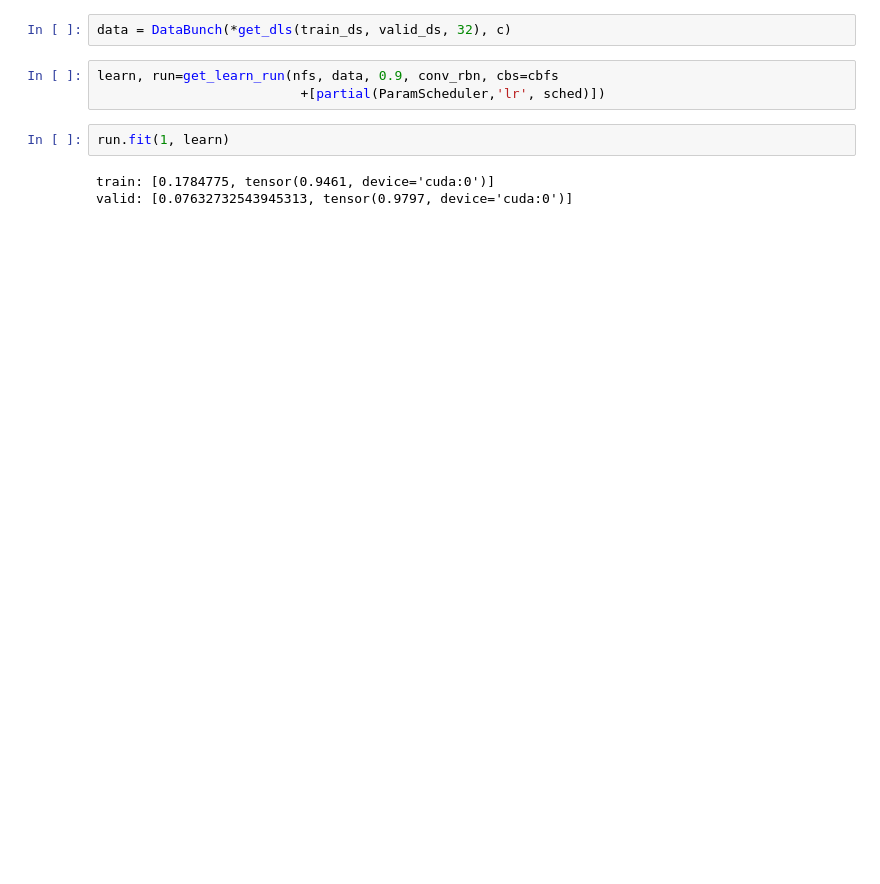
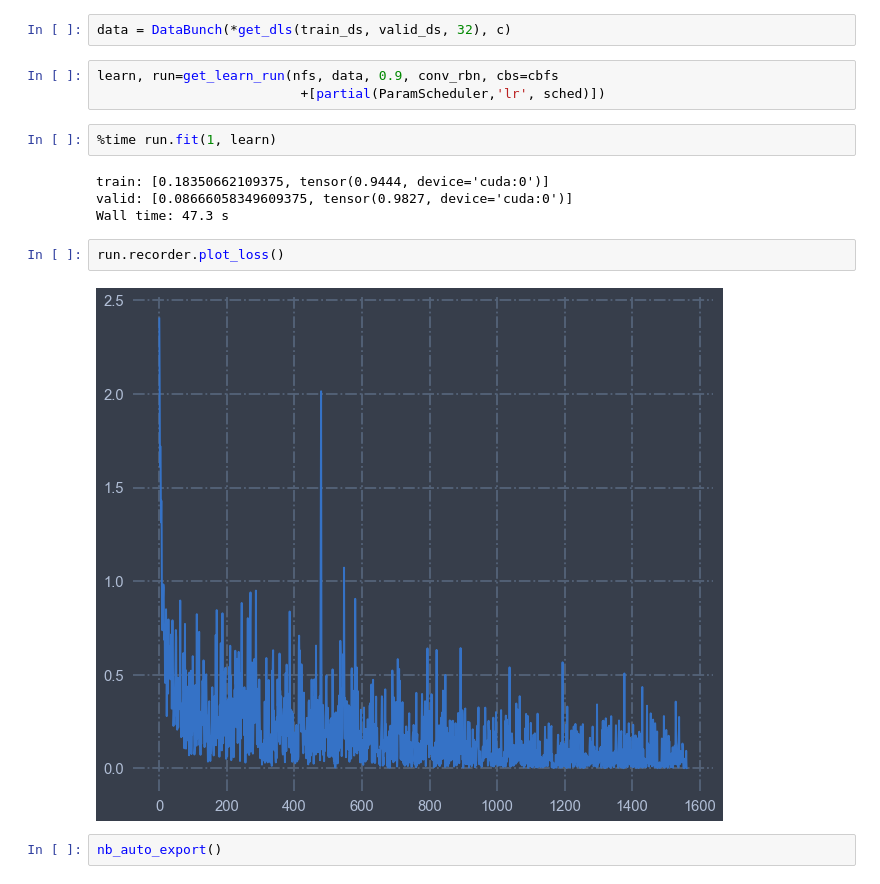
Before and after one commit to gokul-subbu/dl, a Jupyter notebook: 05_batchnorm.ipynb, the cells around one changed output. Saved outputs shown, nothing was run; the diff lists cells and outputs as text; blank space fills up the shorter version.

```diff
--- a/05_batchnorm.ipynb
+++ b/05_batchnorm.ipynb
@@ -252,7 +241,14 @@ data = DataBunch(*get_dls(train_ds, valid_ds, 32), c)
 learn, run=get_learn_run(nfs, data, 0.9, conv_rbn, cbs=cbfs
                           +[partial(ParamScheduler,'lr', sched)])
 # %%
-run.fit(1, learn)
+%time run.fit(1, learn)
 # %% [output]
-train: [0.1784775, tensor(0.9461, device='cuda:0')]
-valid: [0.07632732543945313, tensor(0.9797, device='cuda:0')]
+train: [0.18350662109375, tensor(0.9444, device='cuda:0')]
+valid: [0.08666058349609375, tensor(0.9827, device='cuda:0')]
+Wall time: 47.3 s
+# %%
+run.recorder.plot_loss()
+# %% [output]
+[figure, added]
+# %%
+nb_auto_export()
```
Also changed, not shown: parts of 8 cells of this notebook, 1 other file.
